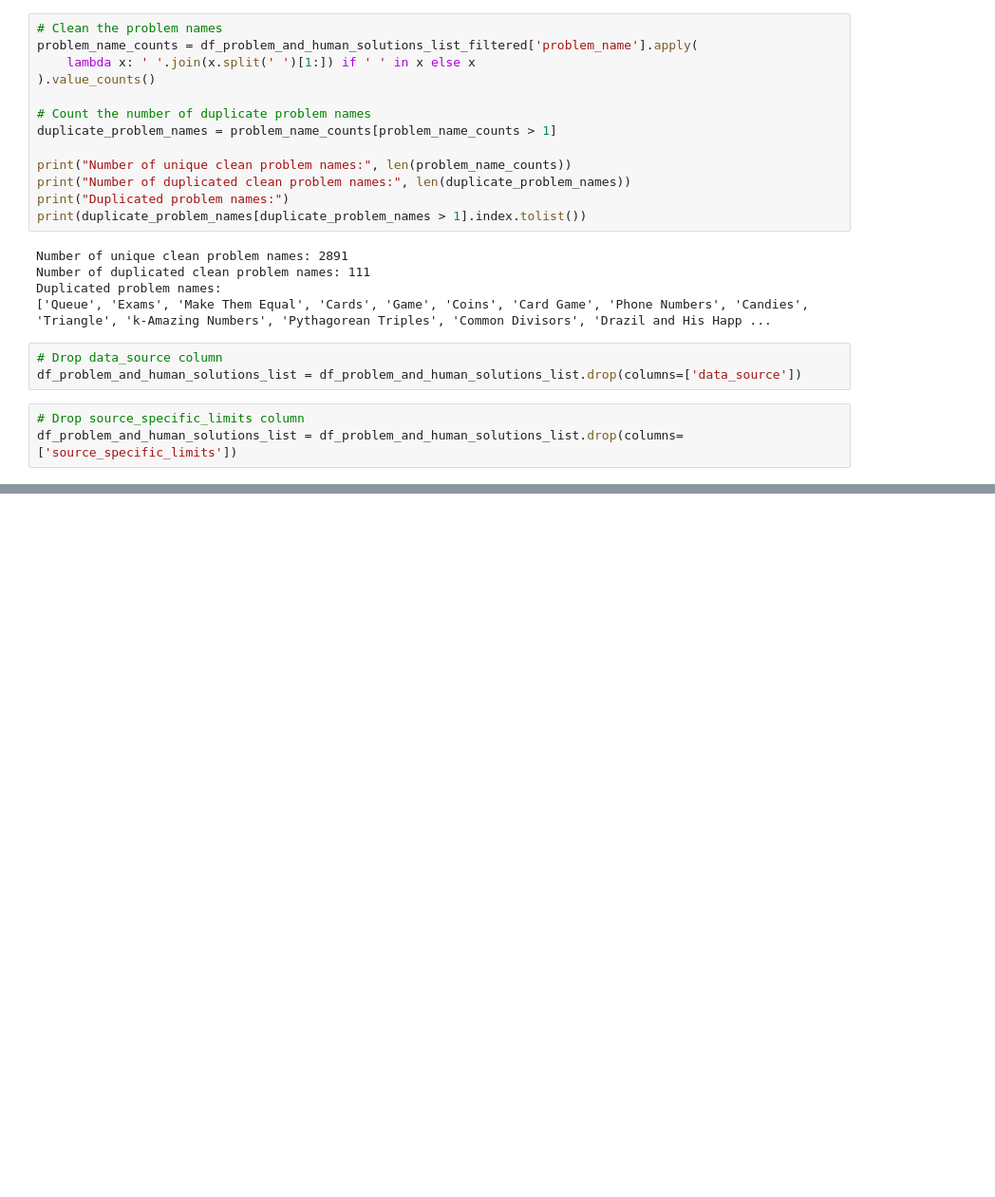
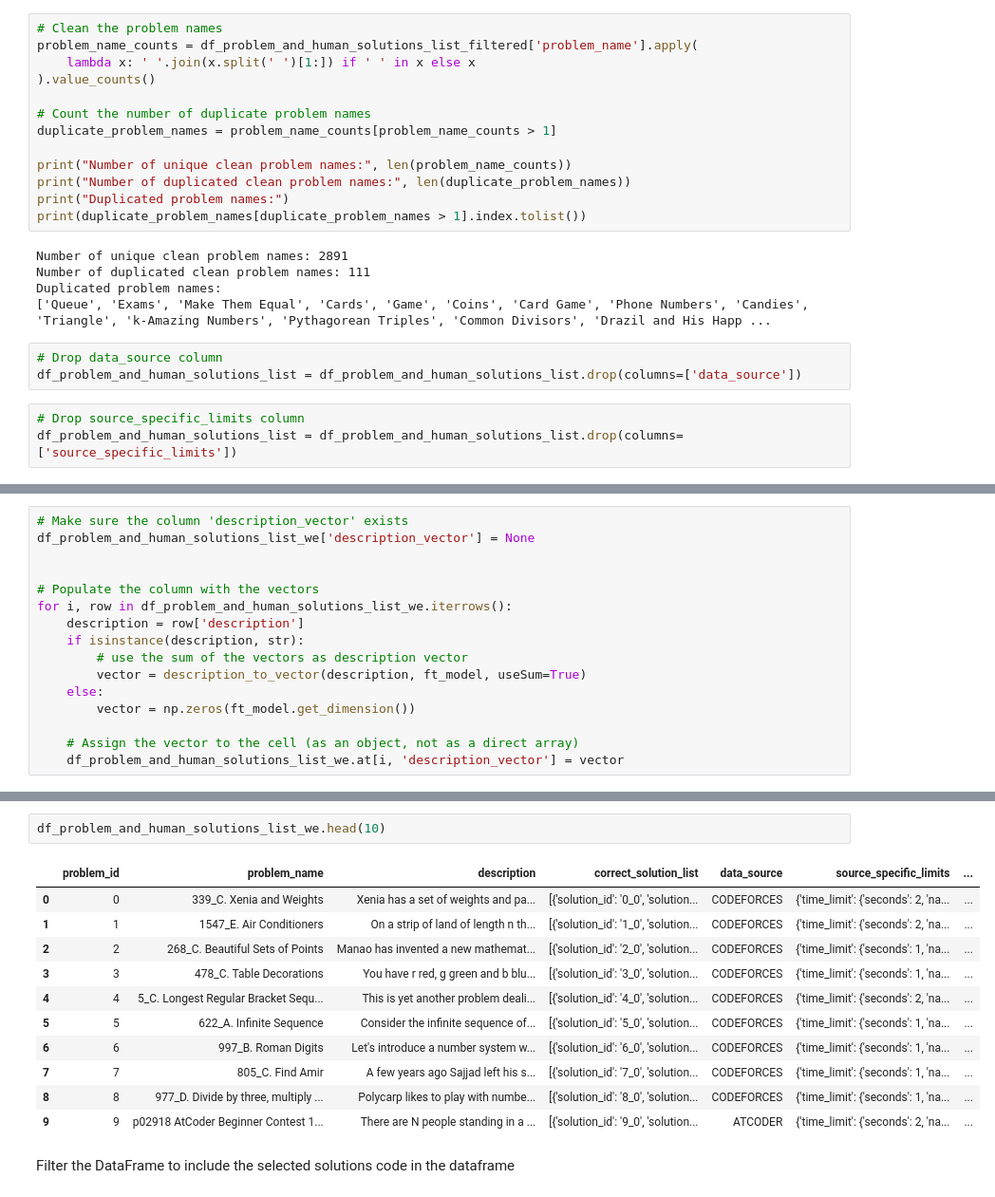
Before and after one commit to chiaranb/NLP-Project, a Jupyter notebook: Preliminary_Analysis_Indexing.ipynb, the cells around one changed output, grey strips where cells are left out. Shown at 95% size. Drawn from its saved outputs; the diff is of its cells as text; blank space fills up the shorter version.

```diff
--- a/Preliminary_Analysis_Indexing.ipynb
+++ b/Preliminary_Analysis_Indexing.ipynb
@@ -1647,0 +2569,16 @@ df_problem_and_human_solutions_list = df_problem_and_human_solutions_list.drop(c
+# %%
+# Make sure the column 'description_vector' exists
+df_problem_and_human_solutions_list_we['description_vector'] = None
+
+
+# Populate the column with the vectors
+for i, row in df_problem_and_human_solutions_list_we.iterrows():
+    description = row['description']
+    if isinstance(description, str):
+        # use the sum of the vectors as description vector
+        vector = description_to_vector(description, ft_model, useSum=True)
+    else:
+        vector = np.zeros(ft_model.get_dimension())
+
+    # Assign the vector to the cell (as an object, not as a direct array)
+    df_problem_and_human_solutions_list_we.at[i, 'description_vector'] = vector
@@ -1647,0 +3418,16 @@ df_problem_and_human_solutions_list = df_problem_and_human_solutions_list.drop(c
+# %%
+df_problem_and_human_solutions_list_we.head(10)
+# %% [output]
+|  | problem_id | problem_name | description | correct_solution_list | data_source | source_specific_limits | ... |
+| 0 | 0 | 339_C. Xenia and Weights | Xenia has a set of weights and pa... | [{'solution_id': '0_0', 'solution... | CODEFORCES | {'time_limit': {'seconds': 2, 'na... | ... |
+| 1 | 1 | 1547_E. Air Conditioners | On a strip of land of length n th... | [{'solution_id': '1_0', 'solution... | CODEFORCES | {'time_limit': {'seconds': 2, 'na... | ... |
+| 2 | 2 | 268_C. Beautiful Sets of Points | Manao has invented a new mathemat... | [{'solution_id': '2_0', 'solution... | CODEFORCES | {'time_limit': {'seconds': 1, 'na... | ... |
+| 3 | 3 | 478_C. Table Decorations | You have r red, g green and b blu... | [{'solution_id': '3_0', 'solution... | CODEFORCES | {'time_limit': {'seconds': 1, 'na... | ... |
+| 4 | 4 | 5_C. Longest Regular Bracket Sequ... | This is yet another problem deali... | [{'solution_id': '4_0', 'solution... | CODEFORCES | {'time_limit': {'seconds': 2, 'na... | ... |
+| 5 | 5 | 622_A. Infinite Sequence | Consider the infinite sequence of... | [{'solution_id': '5_0', 'solution... | CODEFORCES | {'time_limit': {'seconds': 1, 'na... | ... |
+| 6 | 6 | 997_B. Roman Digits | Let's introduce a number system w... | [{'solution_id': '6_0', 'solution... | CODEFORCES | {'time_limit': {'seconds': 1, 'na... | ... |
+| 7 | 7 | 805_C. Find Amir | A few years ago Sajjad left his s... | [{'solution_id': '7_0', 'solution... | CODEFORCES | {'time_limit': {'seconds': 1, 'na... | ... |
+| 8 | 8 | 977_D. Divide by three, multiply ... | Polycarp likes to play with numbe... | [{'solution_id': '8_0', 'solution... | CODEFORCES | {'time_limit': {'seconds': 1, 'na... | ... |
+| 9 | 9 | p02918 AtCoder Beginner Contest 1... | There are N people standing in a ... | [{'solution_id': '9_0', 'solution... | ATCODER | {'time_limit': {'seconds': 2, 'na... | ... |
+# %% [markdown]
+Filter the DataFrame to include the selected solutions code in the dataframe
```
Also changed, not shown: parts of 177 cells of this notebook.
